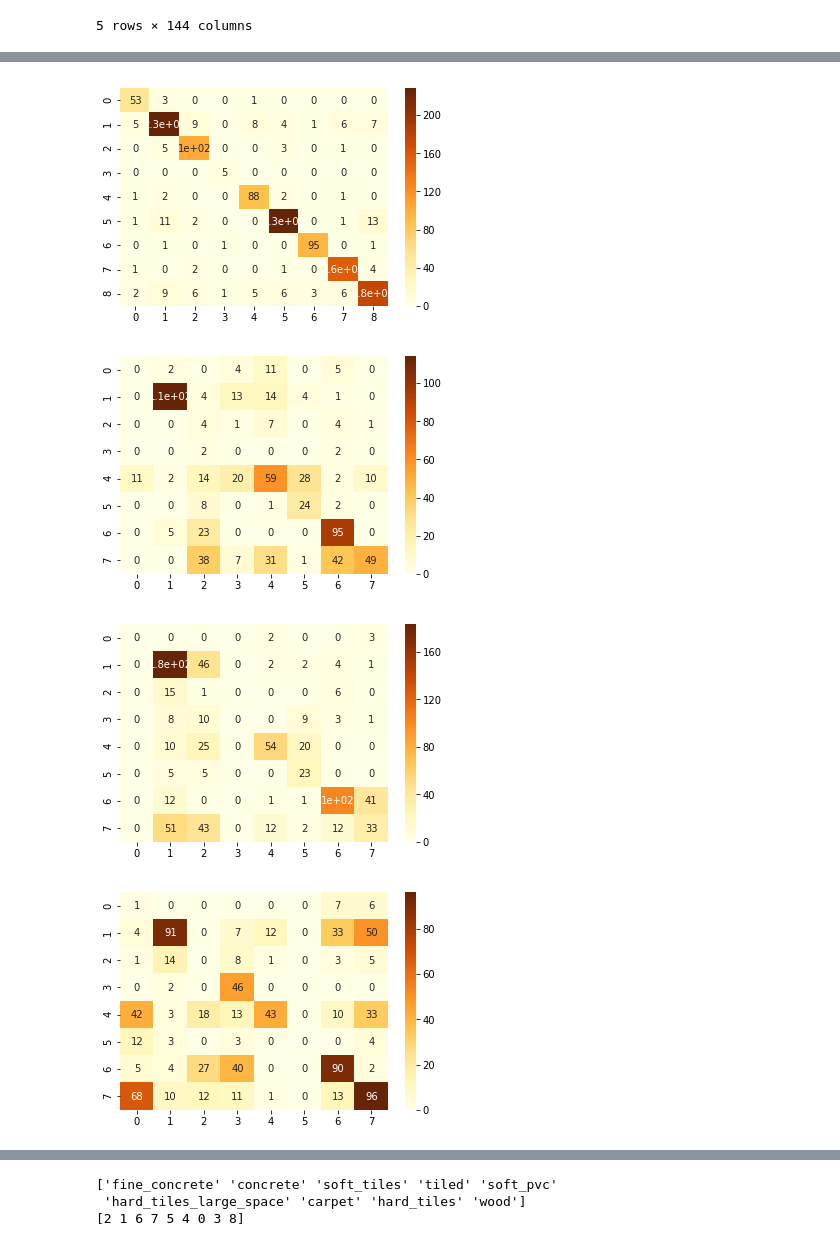
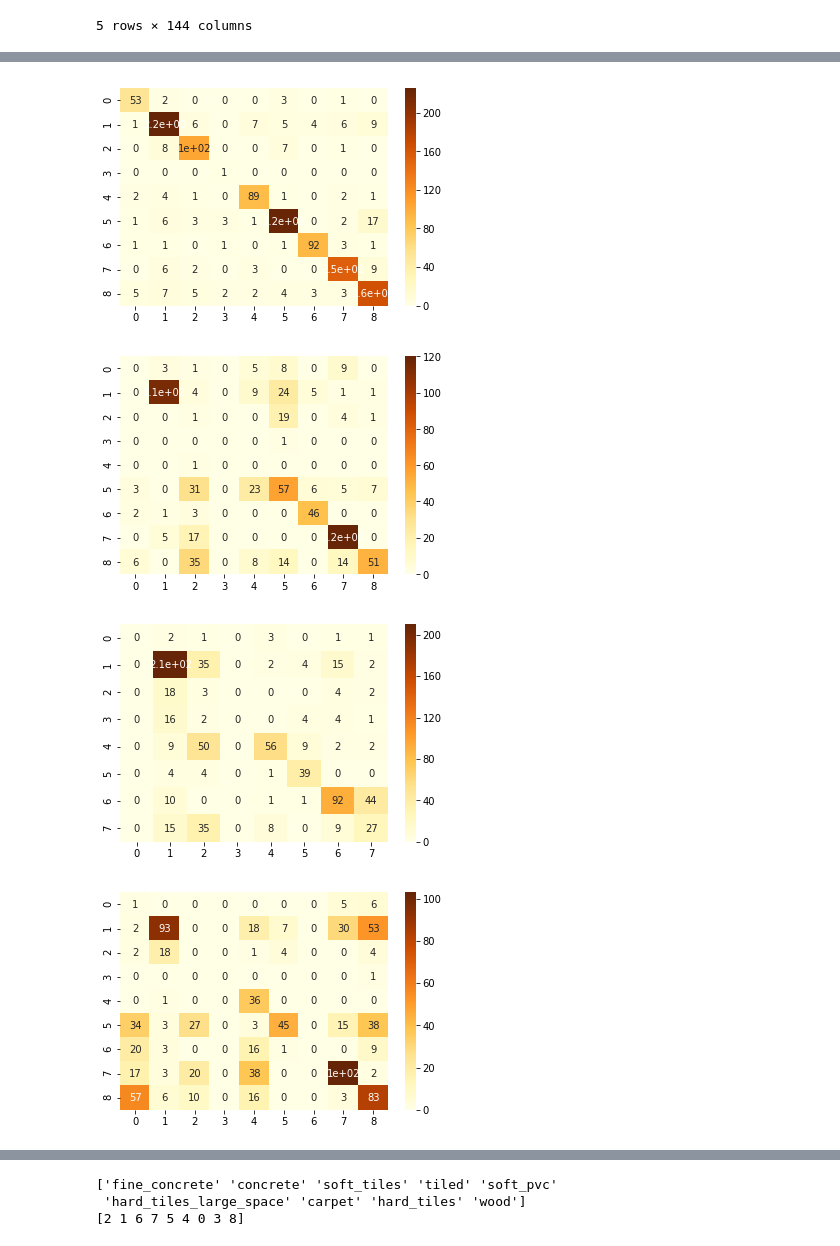
Before and after one commit to gonultasbu/kaggle_careercon_2019, a Jupyter notebook: 71v1.ipynb, the cells around one changed output, grey strips where cells are left out. Cells and saved outputs as stored; diff of their text form; code cells hidden in the pictures.

```diff
--- a/71v1.ipynb
+++ b/71v1.ipynb
@@ -227,14 +191,14 @@ clf = LGBMClassifier(colsample_bytree=0.03581900508076567, learning_rate=0.09308
                      scale_pos_weight=9.05248363351552, subsample=0.9056112605172989, subsample_for_bin=368683,
                      subsample_freq=9)
 '''
+# clf = XGBClassifier(tree_method = 'gpu_hist')
 
 
-
-#clf = RandomForestClassifier(max_depth=77, min_impurity_decrease=8.435373293206687e-08,
+# clf = RandomForestClassifier(max_depth=77, min_impurity_decrease=8.435373293206687e-08,
 #                            min_samples_leaf=10, min_samples_split=4, min_weight_fraction_leaf=0.0, n_estimators=170, random_state=1337, class_weight = 'balanced')
 
-clf = RandomForestClassifier(max_depth=65, min_impurity_decrease=9.756650941323682e-08, min_samples_leaf=1, min_samples_split=3,
-                              min_weight_fraction_leaf=0.0, n_estimators=300)
+# clf = RandomForestClassifier(max_depth=65, min_impurity_decrease=9.756650941323682e-08, min_samples_leaf=1, min_samples_split=3,
+#                               min_weight_fraction_leaf=0.0, n_estimators=300, class_weight='balanced_subsample')
 
 
 '''
@@ -242,10 +206,13 @@ clf = RandomForestClassifier(n_estimators = 200, n_jobs =- 1, class_weight ={0:
                             {2: 3810.0/779.0}, {3: 3810.0/21.0}, {4: 3810.0/308.0}, {5: 3810.0/363.0}, {6: 3810.0/297.0},
                             {7: 3810.0/514.0}, {8: 3810.0/607.0})
 '''
-# clf = RandomForestClassifier(n_estimators = 200, n_jobs =- 1, class_weight='balanced_subsample')
+# clf = RandomForestClassifier(n_estimators = 200, n_jobs =- 1)
 
+clf = RGFClassifier(max_leaf=400, algorithm="RGF_Sib", test_interval=100, verbose=False)
+
+# Training and cross validation.
 for i, (train_index, test_index) in enumerate(chain(folds.split(X_train, y_train['surface']),folds_2.split(X_train, y_train['surface'],
-                                                groups=y_train['group_id']))):
+                                                 groups=y_train['group_id']))):
 
     print('_'*20, i, '_'*20)
     clf.fit(X_train.iloc[train_index], y_train['surface'][train_index])
@@ -301,7 +268,7 @@ Avg CV Accuracy 0.6930442625706338
-[figure, old version]
+[figure, new version]
-[figure, old version]
+[figure, new version]
-[figure, old version]
+[figure, new version]
-[figure, old version]
+[figure, new version]
 # %%
 import matplotlib.pyplot as plt
 import seaborn as sns
```
Also changed, not shown: parts of 7 cells of this notebook, 1 other file.
